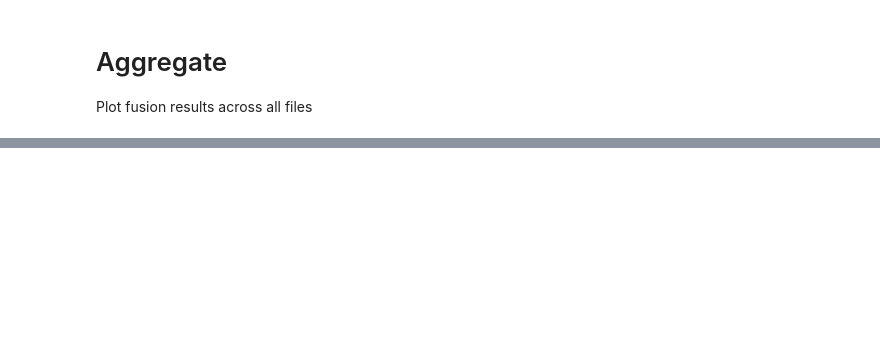
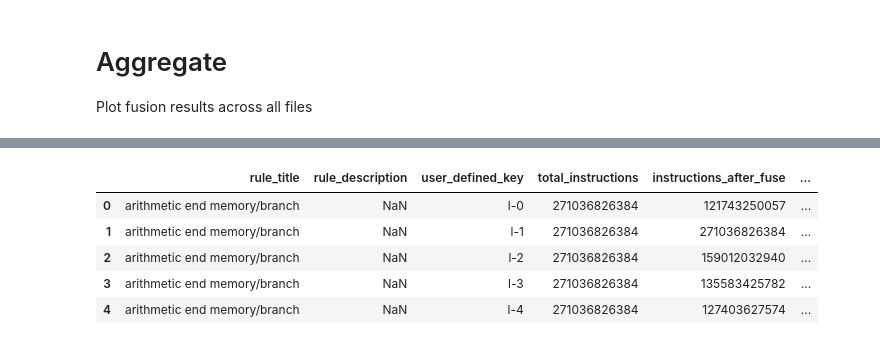
Before and after one commit to elizabethhsy/InstructionFusion, a Jupyter notebook: python/aggregate.ipynb, the cells around one changed output, grey strips where cells are left out. Drawn from its saved outputs; the diff is of its cells as text; code cells hidden in the pictures; blank space fills up the shorter version.

```diff
--- a/python/aggregate.ipynb
+++ b/python/aggregate.ipynb
@@ -31,4 +31,13 @@ csv_path = f"{full_path}/aggregate.csv"
 img_path = f"{full_path}/aggregate.png"
 # %%
 df = pd.read_csv(csv_path)
+# %%
+df.head()
+# %% [output]
+|  | rule_title | rule_description | user_defined_key | total_instructions | instructions_after_fuse | ... |
+| 0 | arithmetic end memory/branch | NaN | l-0 | 271036826384 | 121743250057 | ... |
+| 1 | arithmetic end memory/branch | NaN | l-1 | 271036826384 | 271036826384 | ... |
+| 2 | arithmetic end memory/branch | NaN | l-2 | 271036826384 | 159012032940 | ... |
+| 3 | arithmetic end memory/branch | NaN | l-3 | 271036826384 | 135583425782 | ... |
+| 4 | arithmetic end memory/branch | NaN | l-4 | 271036826384 | 127403627574 | ... |
 # %%
```
Also changed, not shown: parts of 6 cells of this notebook, 21 other files.
